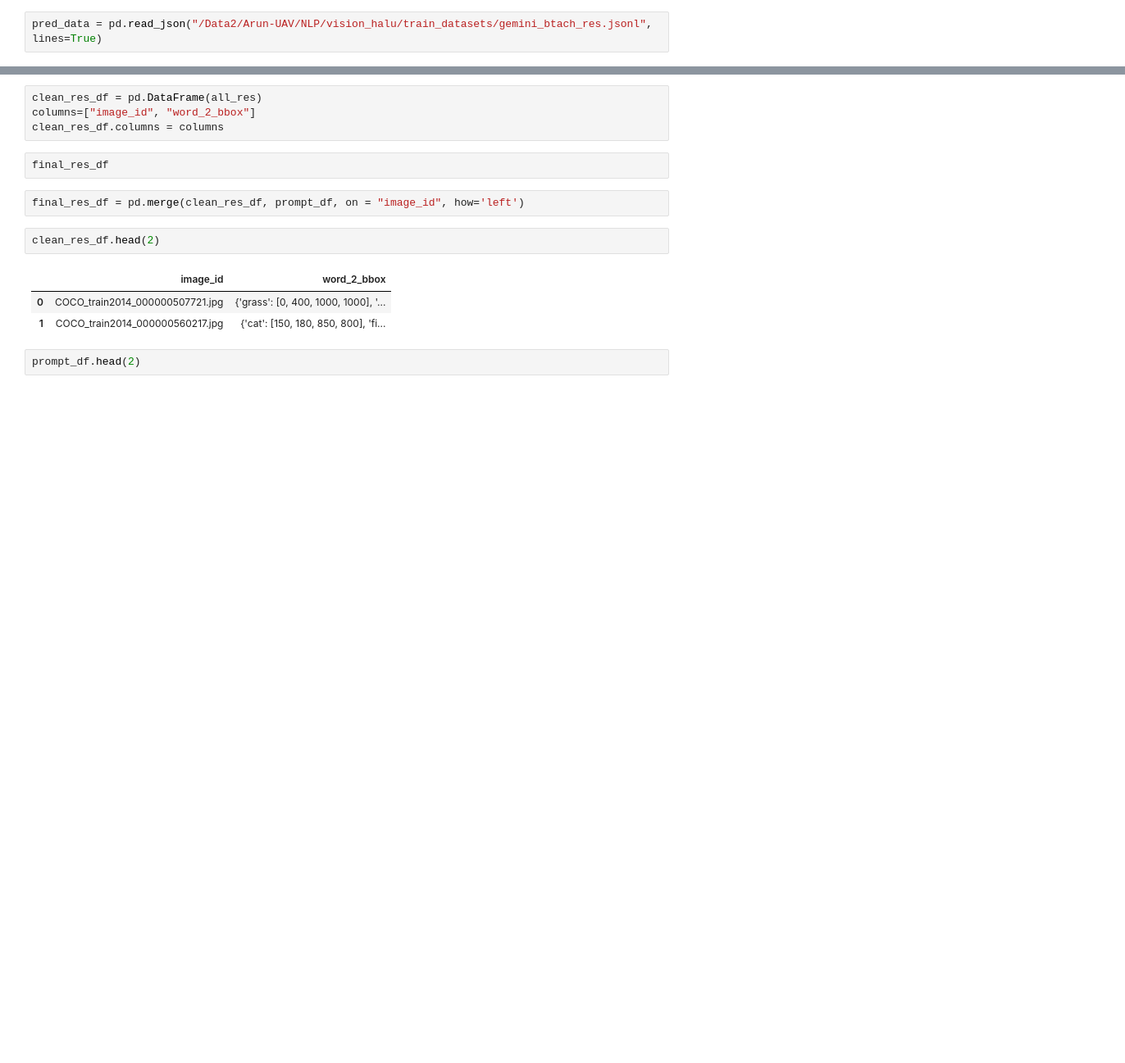
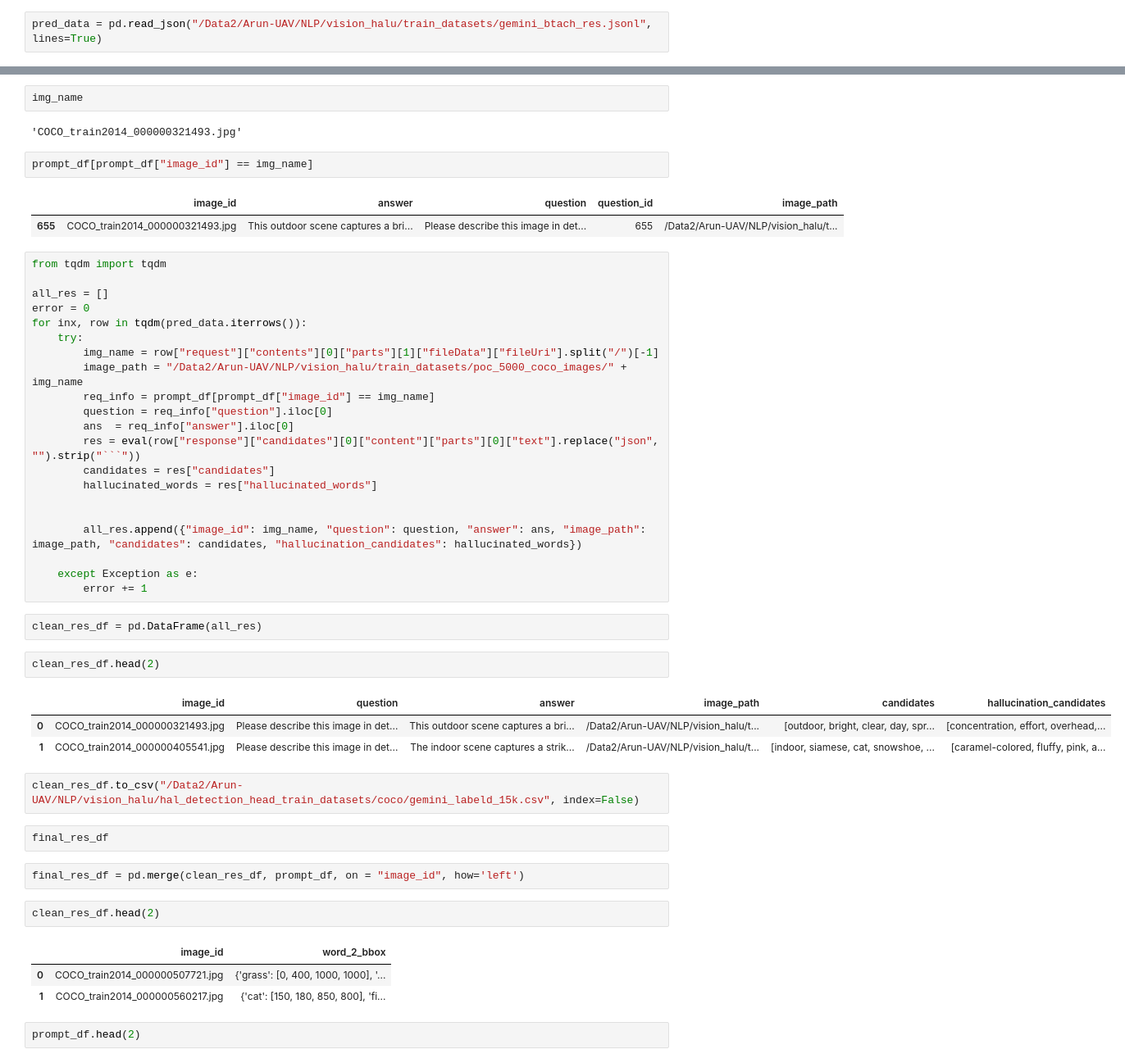
Before and after one commit to sri-harsha-jaladi/vision_hallucination, a Jupyter notebook: helper_nbs/gemini_img_des_batch.ipynb, the cells around one changed output, grey strips where cells are left out. Shown at 82% size. Cells and saved outputs as stored; diff of their text form; blank space fills up the shorter version.

````diff
--- a/helper_nbs/gemini_img_des_batch.ipynb
+++ b/helper_nbs/gemini_img_des_batch.ipynb
@@ -474,7 +388,43 @@ for inx, row in tqdm(pred_data.iterrows()):
+# %%
+img_name
+# %% [output]
+'COCO_train2014_000000321493.jpg'
+# %%
+prompt_df[prompt_df["image_id"] == img_name]
+# %% [output]
+|  | image_id | answer | question | question_id | image_path |
+| 655 | COCO_train2014_000000321493.jpg | This outdoor scene captures a bri... | Please describe this image in det... | 655 | /Data2/Arun-UAV/NLP/vision_halu/t... |
+# %%
+from tqdm import tqdm
+
+all_res = []
+error = 0
+for inx, row in tqdm(pred_data.iterrows()):
+    try:
+        img_name = row["request"]["contents"][0]["parts"][1]["fileData"]["fileUri"].split("/")[-1]
+        image_path = "/Data2/Arun-UAV/NLP/vision_halu/train_datasets/poc_5000_coco_images/" + img_name
+        req_info = prompt_df[prompt_df["image_id"] == img_name]
+        question = req_info["question"].iloc[0]
+        ans  = req_info["answer"].iloc[0]
+        res = eval(row["response"]["candidates"][0]["content"]["parts"][0]["text"].replace("json", "").strip("```"))
+        candidates = res["candidates"]
+        hallucinated_words = res["hallucinated_words"]
+
+
+        all_res.append({"image_id": img_name, "question": question, "answer": ans, "image_path": image_path, "candidates": candidates, "hallucination_candidates": hallucinated_words})
+
+    except Exception as e:
+        error += 1
 # %%
 clean_res_df = pd.DataFrame(all_res)
-columns=["image_id", "word_2_bbox"]
-clean_res_df.columns = columns
+# %%
+clean_res_df.head(2)
+# %% [output]
+|  | image_id | question | answer | image_path | candidates | hallucination_candidates |
+| 0 | COCO_train2014_000000321493.jpg | Please describe this image in det... | This outdoor scene captures a bri... | /Data2/Arun-UAV/NLP/vision_halu/t... | [outdoor, bright, clear, day, spr... | [concentration, effort, overhead,... |
+| 1 | COCO_train2014_000000405541.jpg | Please describe this image in det... | The indoor scene captures a strik... | /Data2/Arun-UAV/NLP/vision_halu/t... | [indoor, siamese, cat, snowshoe, ... | [caramel-colored, fluffy, pink, a... |
+# %%
+clean_res_df.to_csv("/Data2/Arun-UAV/NLP/vision_halu/hal_detection_head_train_datasets/coco/gemini_labeld_15k.csv", index=False)
 # %%
 final_res_df
 # %%
````
Also changed, not shown: parts of 16 cells of this notebook, 8 other files.
